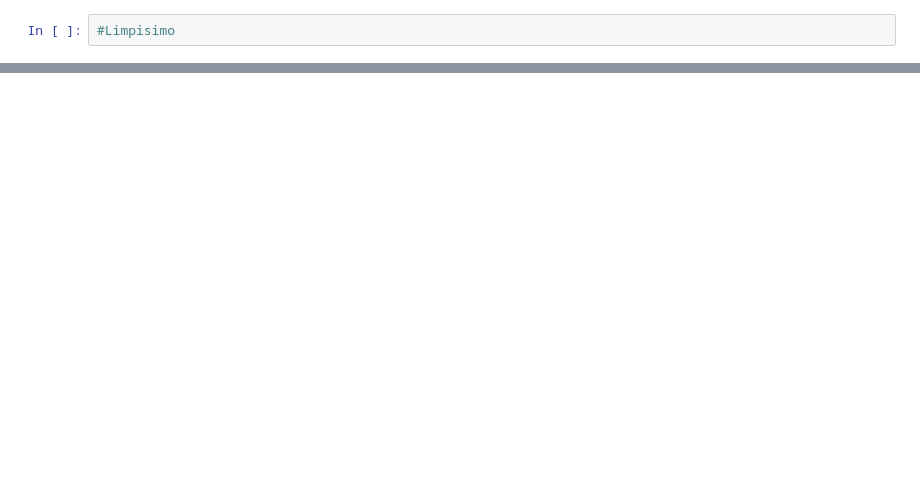
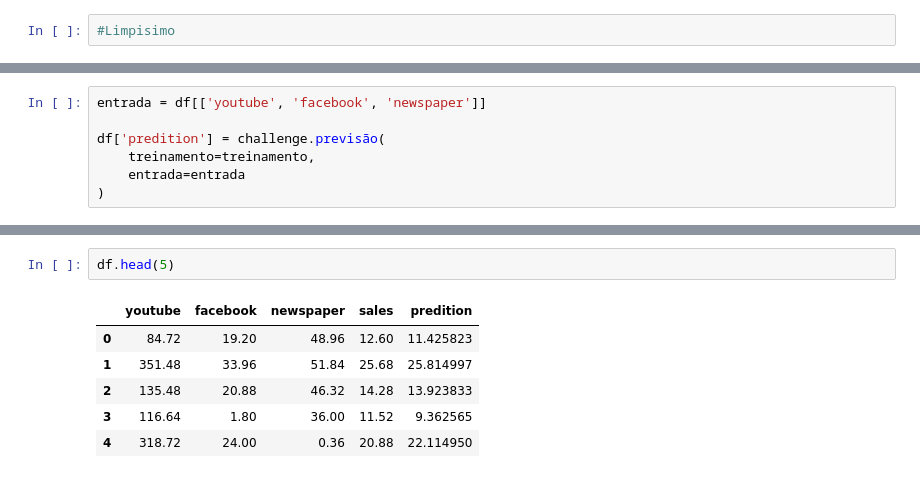
Before and after one commit to SamuelBarbosaDev/DataExpert, a Jupyter notebook: core/core/challenges/4/main.ipynb, the cells around one changed output, grey strips where cells are left out. Cells and saved outputs as stored; diff of their text form; blank space fills up the shorter version.

```diff
--- a/core/core/challenges/4/main.ipynb
+++ b/core/core/challenges/4/main.ipynb
@@ -157,0 +276,7 @@ challenge.gráfico_de_correlação(df=df)
+# %%
+entrada = df[['youtube', 'facebook', 'newspaper']]
+
+df['predition'] = challenge.previsão(
+    treinamento=treinamento,
+    entrada=entrada
+)
@@ -157,0 +301,9 @@ challenge.gráfico_de_correlação(df=df)
+# %%
+df.head(5)
+# %% [output]
+|  | youtube | facebook | newspaper | sales | predition |
+| 0 | 84.72 | 19.20 | 48.96 | 12.60 | 11.425823 |
+| 1 | 351.48 | 33.96 | 51.84 | 25.68 | 25.814997 |
+| 2 | 135.48 | 20.88 | 46.32 | 14.28 | 13.923833 |
+| 3 | 116.64 | 1.80 | 36.00 | 11.52 | 9.362565 |
+| 4 | 318.72 | 24.00 | 0.36 | 20.88 | 22.114950 |
```
Also changed, not shown: parts of 18 cells of this notebook.
